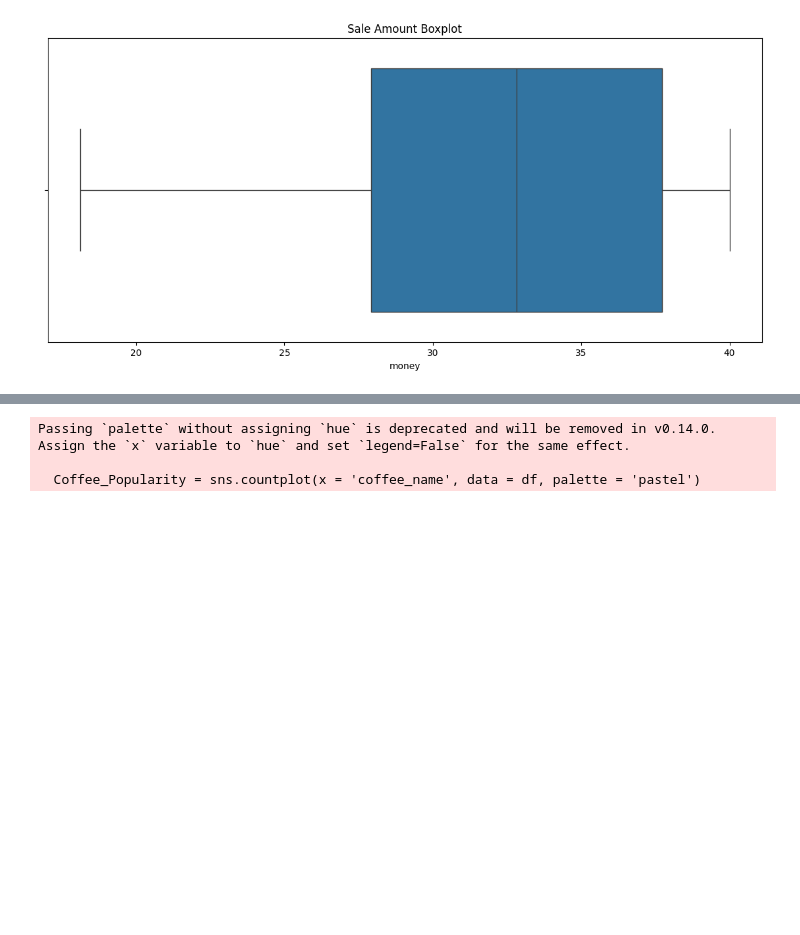
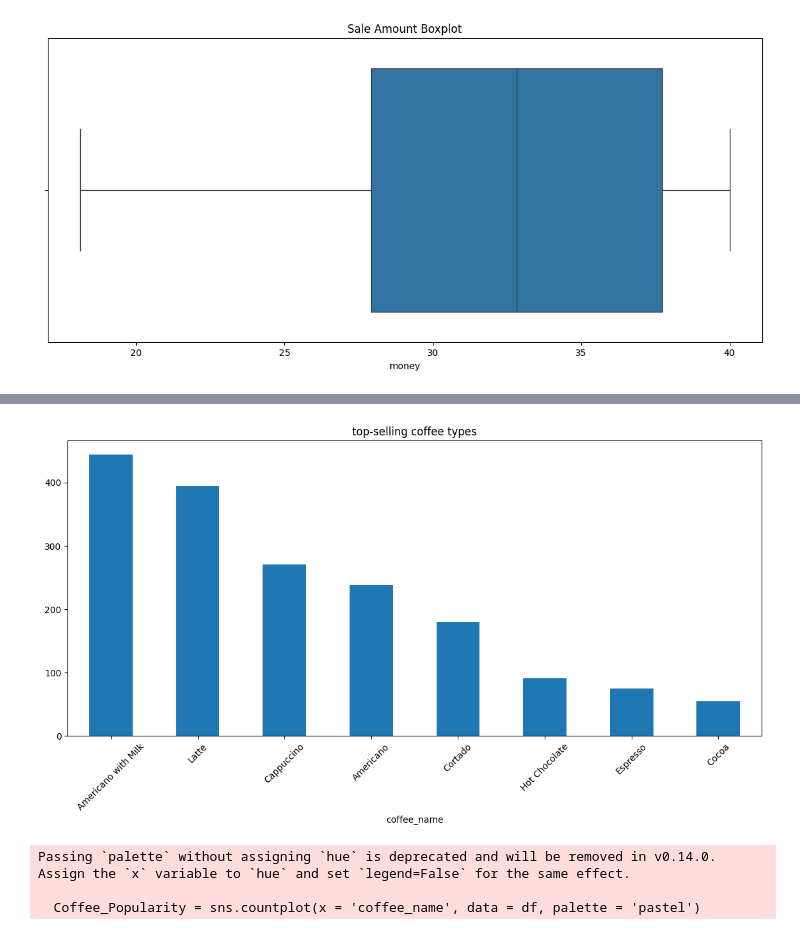
Before and after one commit to SreejaTeegala/MY-DAC-Curriculum, a Jupyter notebook: DAC-004_EDA/DAC-004_EDA_Session_1_Student_Copy.ipynb, the cells around one changed output, grey strips where cells are left out. Saved outputs shown, nothing was run; the diff lists cells and outputs as text; code cells hidden in the pictures; blank space fills up the shorter version.

```diff
--- a/DAC-004_EDA/DAC-004_EDA_Session_1_Student_Copy.ipynb
+++ b/DAC-004_EDA/DAC-004_EDA_Session_1_Student_Copy.ipynb
@@ -327,6 +342,8 @@ plt.show()
 # %%
 # Boxplot: To check for outliers in the sale amounts.
 sns.boxplot(x=df['money'])
-plt.
+plt.rcParams['figure.figsize'] = (14,6)
+plt.title('Sale Amount Boxplot')
+plt.show()
 # %% [output]
 [figure]
@@ -337,3 +350,11 @@ plt.
+# %%
+# Which coffee is the most popular?
+df['coffee_name'].value_counts().plot(kind='bar',title='top-selling coffee types')
+plt.rcParams['figure.figsize']=(14,6)
+plt.xticks(rotation=45)
+plt.show()
+# %% [output]
+[figure, added]
 # %%
 Coffee_Popularity = sns.countplot(x = 'coffee_name', data = df, palette = 'pastel')
 
```
Also changed, not shown: parts of 7 cells of this notebook, 2 other files.
